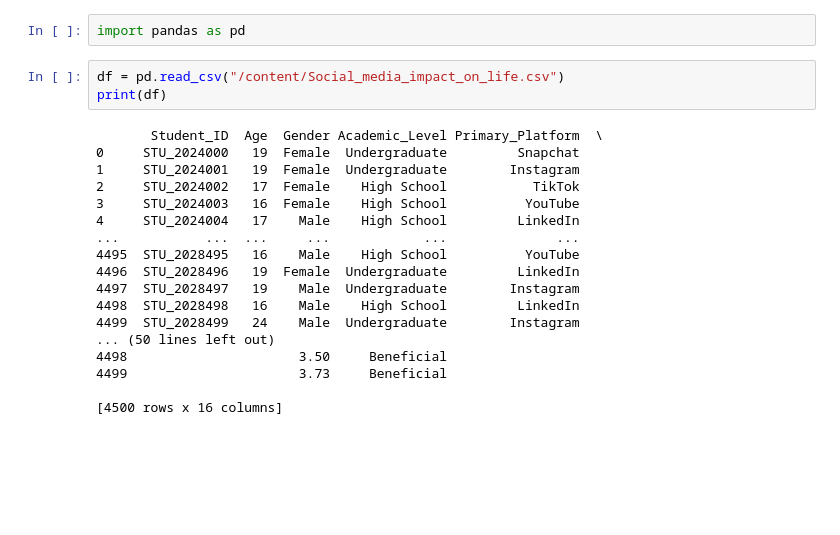
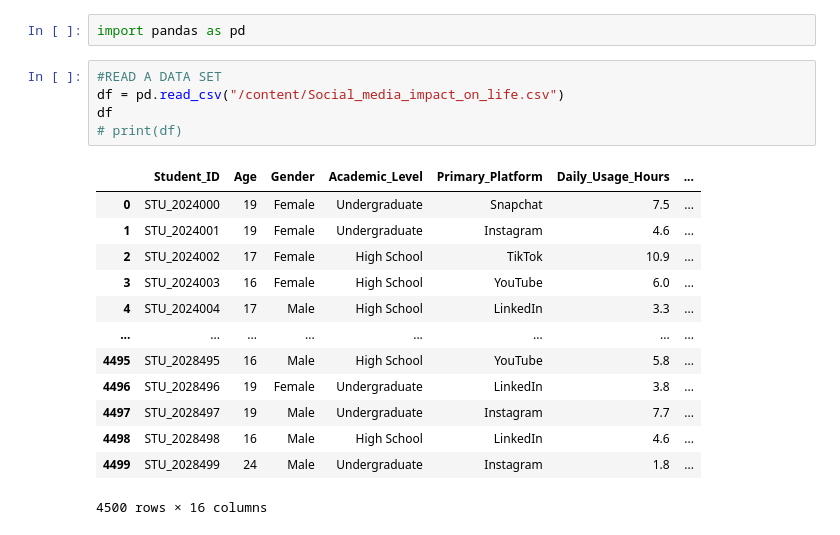
Before and after one commit to mishkatnaveed14/pandas, a Jupyter notebook: Pandas.ipynb, the cells around one changed output. Saved outputs shown, nothing was run; the diff lists cells and outputs as text; blank space fills up the shorter version.

```diff
--- a/Pandas.ipynb
+++ b/Pandas.ipynb
@@ -9,23 +3,21 @@ Saving Social_media_impact_on_life.csv to Social_media_impact_on_life.csv
 # %%
 import pandas as pd
 # %%
+#READ A DATA SET
 df = pd.read_csv("/content/Social_media_impact_on_life.csv")
-print(df)
+df
+# print(df)
 # %% [output]
+|  | Student_ID | Age | Gender | Academic_Level | Primary_Platform | Daily_Usage_Hours | ... |
+| 0 | STU_2024000 | 19 | Female | Undergraduate | Snapchat | 7.5 | ... |
+| 1 | STU_2024001 | 19 | Female | Undergraduate | Instagram | 4.6 | ... |
+| 2 | STU_2024002 | 17 | Female | High School | TikTok | 10.9 | ... |
+| 3 | STU_2024003 | 16 | Female | High School | YouTube | 6.0 | ... |
+| 4 | STU_2024004 | 17 | Male | High School | LinkedIn | 3.3 | ... |
+| ... | ... | ... | ... | ... | ... | ... | ... |
+| 4495 | STU_2028495 | 16 | Male | High School | YouTube | 5.8 | ... |
+| 4496 | STU_2028496 | 19 | Female | Undergraduate | LinkedIn | 3.8 | ... |
+| 4497 | STU_2028497 | 19 | Male | Undergraduate | Instagram | 7.7 | ... |
+| 4498 | STU_2028498 | 16 | Male | High School | LinkedIn | 4.6 | ... |
+| 4499 | STU_2028499 | 24 | Male | Undergraduate | Instagram | 1.8 | ... |
-       Student_ID  Age  Gender Academic_Level Primary_Platform  \
-0     STU_2024000   19  Female  Undergraduate         Snapchat
-1     STU_2024001   19  Female  Undergraduate        Instagram
-2     STU_2024002   17  Female    High School           TikTok
-3     STU_2024003   16  Female    High School          YouTube
-4     STU_2024004   17    Male    High School         LinkedIn
-...           ...  ...     ...            ...              ...
-4495  STU_2028495   16    Male    High School          YouTube
-4496  STU_2028496   19  Female  Undergraduate         LinkedIn
-4497  STU_2028497   19    Male  Undergraduate        Instagram
-4498  STU_2028498   16    Male    High School         LinkedIn
-4499  STU_2028499   24    Male  Undergraduate        Instagram
-... (50 lines left out)
-4498                      3.50     Beneficial
-4499                      3.73     Beneficial
-
-[4500 rows x 16 columns]
+4500 rows × 16 columns
```
Also changed, not shown: parts of 19 cells of this notebook.
